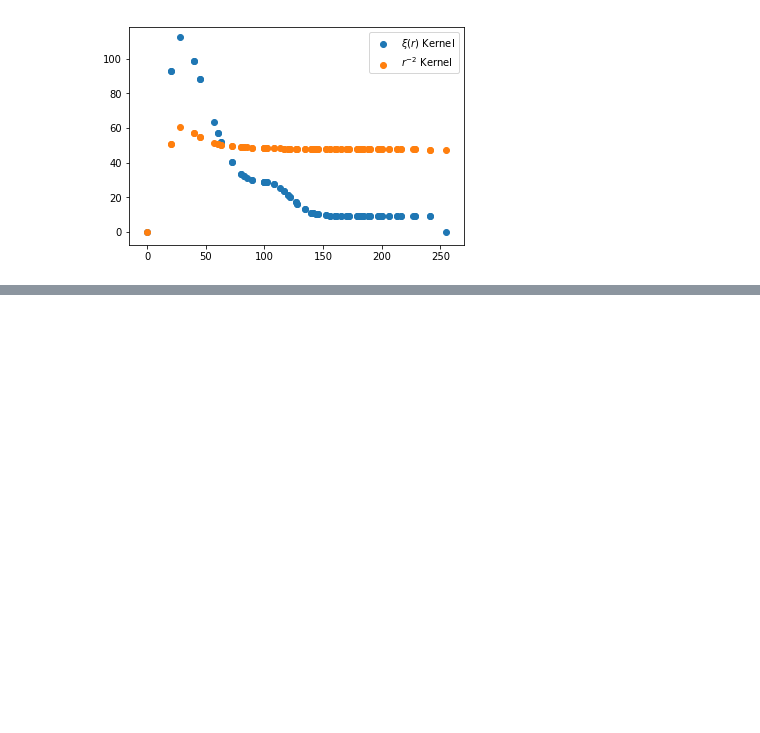
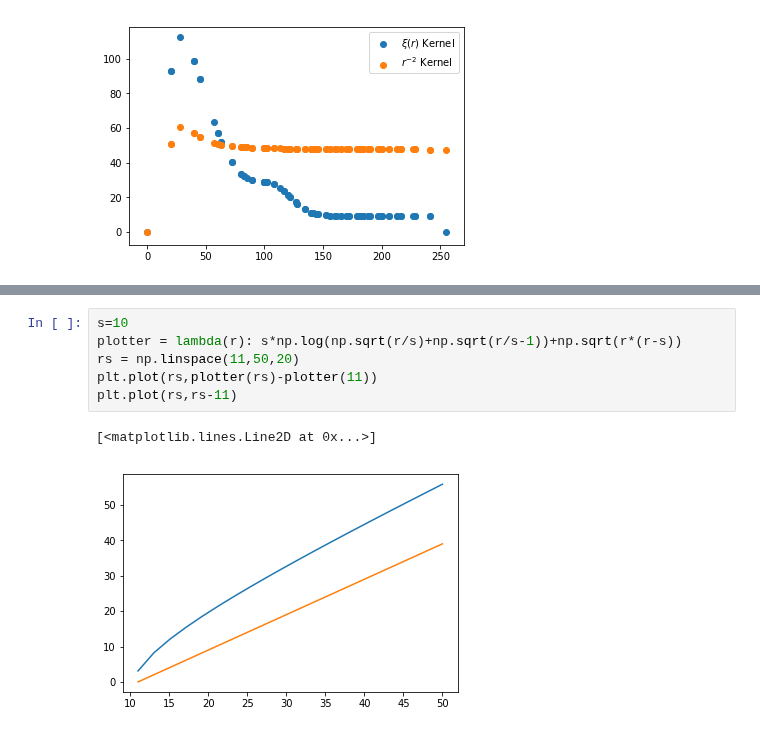
Before and after one commit to oliverphilcox/RascalC, a Jupyter notebook: jupyter/Xi(r) Kernel Probability.ipynb, the cells around one changed output, grey strips where cells are left out. Saved outputs shown, nothing was run; the diff lists cells and outputs as text; blank space fills up the shorter version.

```diff
--- a/jupyter/Xi(r) Kernel Probability.ipynb
+++ b/jupyter/Xi(r) Kernel Probability.ipynb
@@ -93,0 +102,9 @@ plt.legend();
+# %%
+s=10
+plotter = lambda(r): s*np.log(np.sqrt(r/s)+np.sqrt(r/s-1))+np.sqrt(r*(r-s))
+rs = np.linspace(11,50,20)
+plt.plot(rs,plotter(rs)-plotter(11))
+plt.plot(rs,rs-11)
+# %% [output]
+[<matplotlib.lines.Line2D at 0x...>]
+[figure, added]
```
Also changed, not shown: parts of 1 cell of this notebook, 6 other files.
